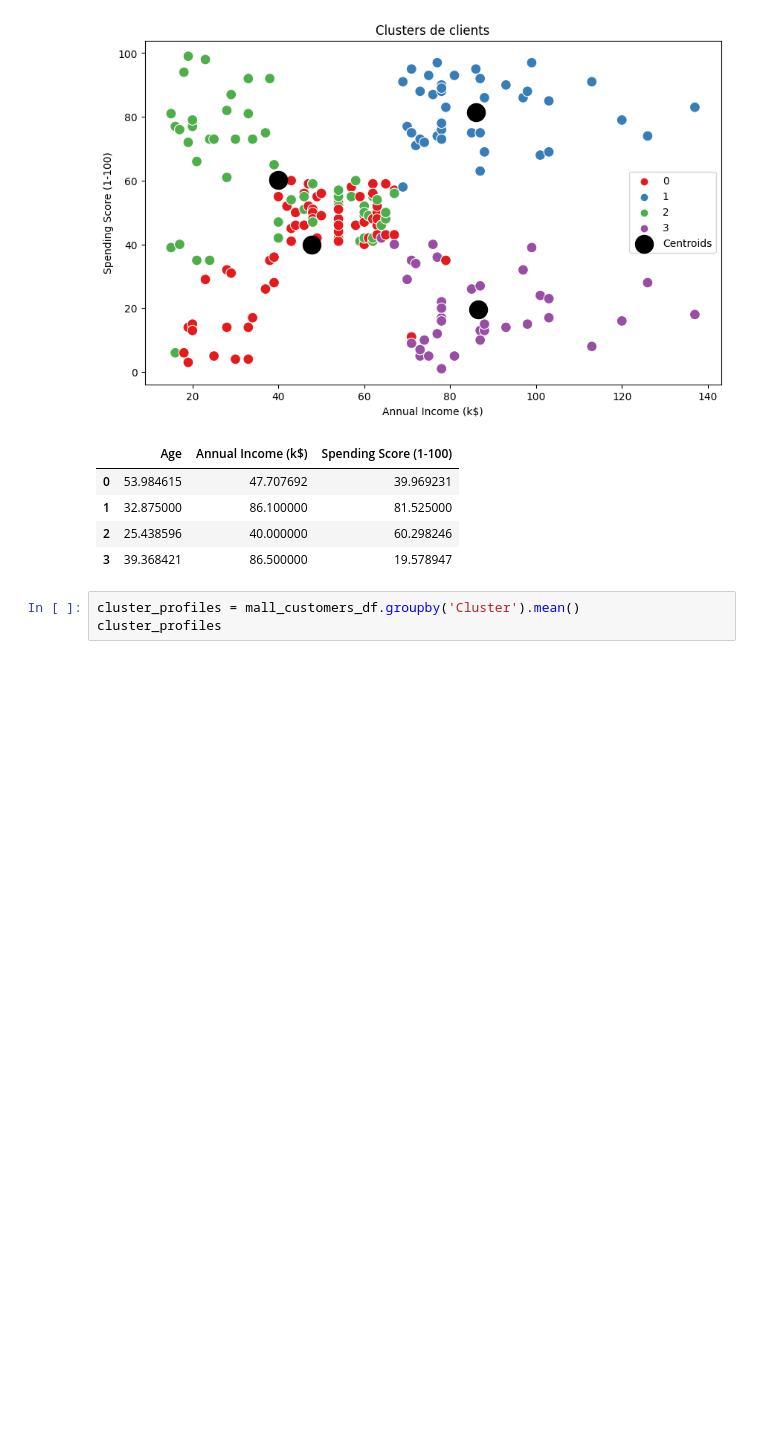
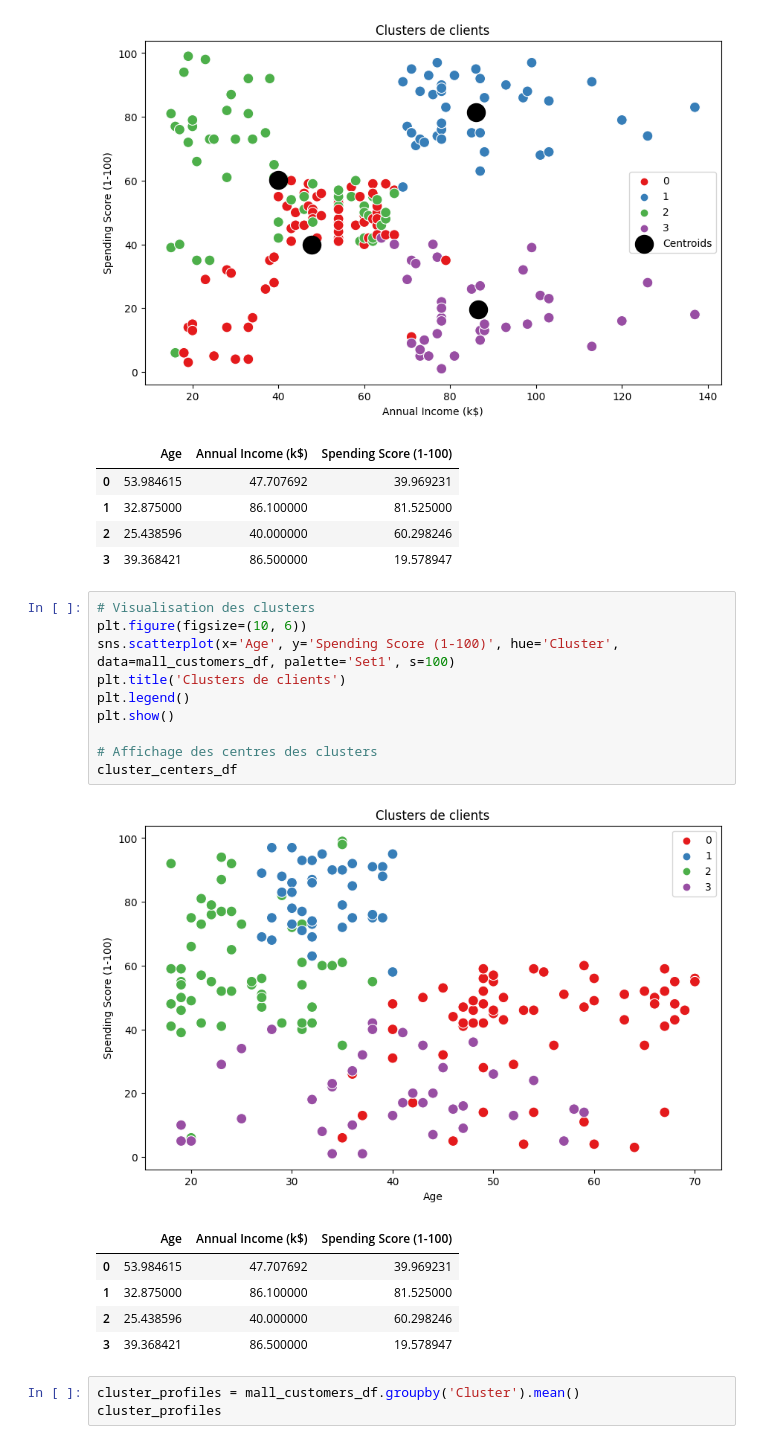
Before and after one commit to Jscallen/Projet_clustering, a Jupyter notebook: notebooks/mall.ipynb, the cells around one changed output. Drawn from its saved outputs; the diff is of its cells as text; blank space fills up the shorter version.

```diff
--- a/notebooks/mall.ipynb
+++ b/notebooks/mall.ipynb
@@ -154,6 +174,23 @@ cluster_centers_df
 | 1 | 32.875000 | 86.100000 | 81.525000 |
 | 2 | 25.438596 | 40.000000 | 60.298246 |
 | 3 | 39.368421 | 86.500000 | 19.578947 |
+# %%
+# Visualisation des clusters
+plt.figure(figsize=(10, 6))
+sns.scatterplot(x='Age', y='Spending Score (1-100)', hue='Cluster', data=mall_customers_df, palette='Set1', s=100)
+plt.title('Clusters de clients')
+plt.legend()
+plt.show()
+
+# Affichage des centres des clusters
+cluster_centers_df
+# %% [output]
+[figure, added]
+|  | Age | Annual Income (k$) | Spending Score (1-100) |
+| 0 | 53.984615 | 47.707692 | 39.969231 |
+| 1 | 32.875000 | 86.100000 | 81.525000 |
+| 2 | 25.438596 | 40.000000 | 60.298246 |
+| 3 | 39.368421 | 86.500000 | 19.578947 |
 # %%
 cluster_profiles = mall_customers_df.groupby('Cluster').mean()
 cluster_profiles
```
Also changed, not shown: parts of 25 cells of this notebook.
